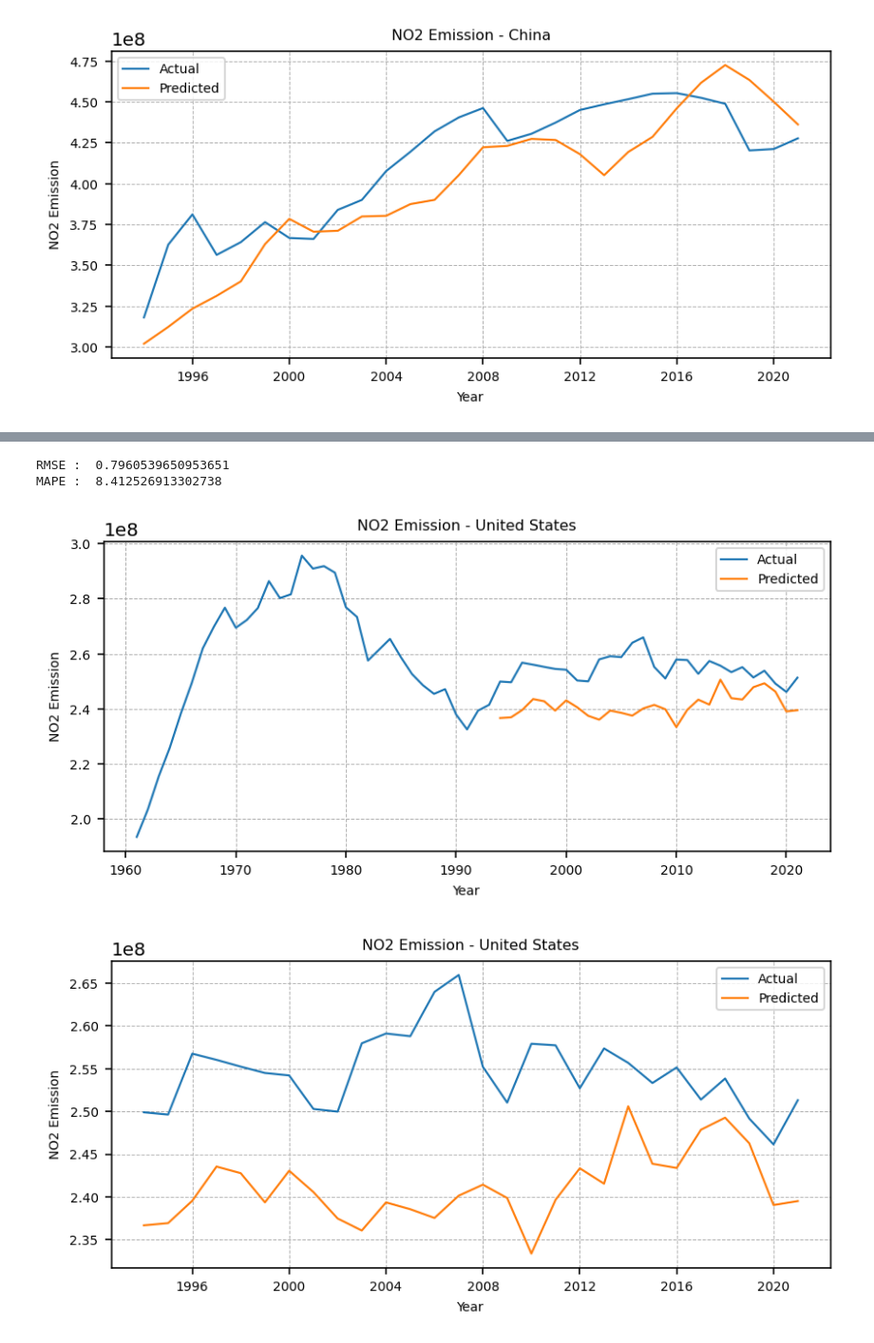
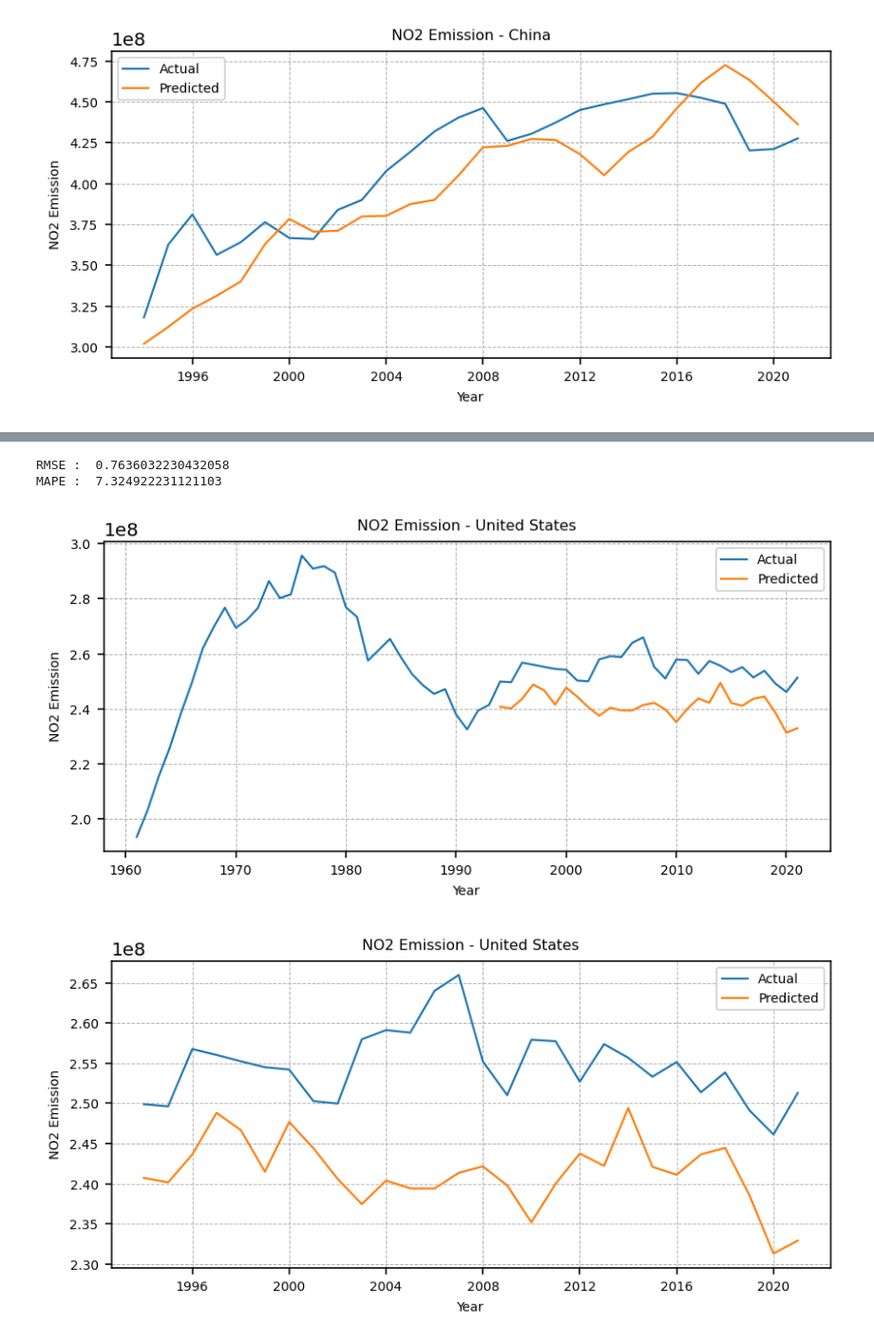
Before and after one commit to MuhammedThariq/Data-Science-Final-Project, a Jupyter notebook: Forecast.ipynb, the cells around one changed output, grey strips where cells are left out. Shown at 95% size. Cells and saved outputs as stored; diff of their text form; code cells hidden in the pictures.

Commit message:
Forecast new branch3

```diff
--- a/Forecast.ipynb
+++ b/Forecast.ipynb
@@ -551,5 +513,21 @@ y_train, y_test = y[:train_size], y[train_size: ]
 lstm_model2 = tf.keras.Sequential([
     tf.keras.layers.LSTM(64, activation='relu', input_shape=(x_train.shape[1], x_train.shape[2]), return_sequences=True),
     tf.keras.layers.LSTM(64, activation = 'relu', return_sequences=False),
+    tf.keras.layers.Dropout(0.2),
     tf.keras.layers.Dense(1)
 ])
+# %%
+optimizers = ['SGD', 'adam', 'RMSprop']
+learning_rate = np.linspace(0.0001, 0.01, 4)
+hist = []
+for opt in optimizers:
+  for rate in learning_rate:
+      set_seeds()
+      lstm_model2.compile(optimizer=opt, loss='mse',  metrics=['mae'])
+      lstm_model2.optimizer.learning_rate = rate
+      print("")
+      print(f"optimizer: {opt}    learning rate: {rate}")
+      print("")
+      reinitialize(lstm_model2)
+      history = lstm_model2.fit(x_train, y_train, validation_data = (x_test, y_test), epochs=100)
+      hist.append(history)
@@ -556,8 +570,9 @@ lstm_model2 = tf.keras.Sequential([
 # %%
-reinitialize(lstm_model2)
+set_seeds()
 hist = []
 lstm_model2.compile(optimizer='RMSprop', loss='mse',  metrics=['mae'])
 lstm_model2.optimizer.learning_rate = 0.01
-history = lstm_model2.fit(x_train, y_train, validation_data = (x_test, y_test), epochs=150)
+reinitialize(lstm_model2)
+history = lstm_model2.fit(x_train, y_train, validation_data = (x_test, y_test), epochs=250)
 hist.append(history)
 # %% [output]
@@ -602,20 +616,20 @@ WARNING:tensorflow:6 out of the last 8 calls to <function Model.make_predict_fun
 # %%
-mse = mean_squared_error(y_test, lstm_model2_forecast)
-rmse = np.sqrt(mse)
-mape = mean_absolute_percentage_error(y_test, lstm_model2_forecast)
-print("RMSE : ",rmse)
-print("MAPE : ",mape)
+lstm_model2_mse = mean_squared_error(y_test, lstm_model2_forecast)
+lstm_model2_rmse = np.sqrt(lstm_model2_mse)
+lstm_model2_mape = mean_absolute_percentage_error(y_test, lstm_model2_forecast)
+print("RMSE : ",lstm_model2_rmse)
+print("MAPE : ",lstm_model2_mape)
 # %% [output]
-RMSE :  0.7960539650953651
-MAPE :  8.412526913302738
+RMSE :  0.7636032230432058
+MAPE :  7.324922231121103
 # %%
 prediction_copy = np.repeat(lstm_model2_forecast, 3, axis=-1)
-lstm_model2_forecast = scaler.inverse_transform(prediction_copy)[:, 0]
+unscaled_lstm_model2_forecast = us_scaler.inverse_transform(prediction_copy)[:, 0]
 # %%
 plt.figure(dpi=144, figsize=(7,3))
 plt.plot(us_df.index, us_df.iloc[:, 0], label='Actual',
             linewidth = 1.1)
-plt.plot(us_df.index[5+train_size:], lstm_model2_forecast, label='Predicted',
+plt.plot(us_df.index[5+train_size:], unscaled_lstm_model2_forecast, label='Predicted',
           linewidth = 1.1)
 plt.xlabel("Year", fontsize=7)
 plt.ylabel("NO2 Emission", fontsize=7)
@@ -626,20 +640,20 @@ plt.yticks(fontsize=7)
 plt.title("NO2 Emission - United States", fontsize=8)
 plt.show()
 # %% [output]
-[figure, old version]
+[figure, new version]
 # %%
 plt.figure(dpi=144, figsize=(7,3))
 plt.plot(us_df.index[5+train_size:], us_df.iloc[5+train_size:, 0], label='Actual',
             linewidth = 1.1)
-plt.plot(us_df.index[5+train_size:], lstm_model2_forecast, label='Predicted',
+plt.plot(us_df.index[5+train_size:], unscaled_lstm_model2_forecast, label='Predicted',
           linewidth = 1.1)
 plt.xlabel("Year", fontsize=7)
 plt.ylabel("NO2 Emission", fontsize=7)
 plt.grid(linewidth=0.5, linestyle='--')
 plt.legend(fontsize=7)
 plt.xticks(fontsize=7)
 plt.yticks(fontsize=7)
 plt.title("NO2 Emission - United States", fontsize=8)
 plt.show()
 # %% [output]
-[figure, old version]
+[figure, new version]
```
Also changed, not shown: parts of 72 cells of this notebook.
